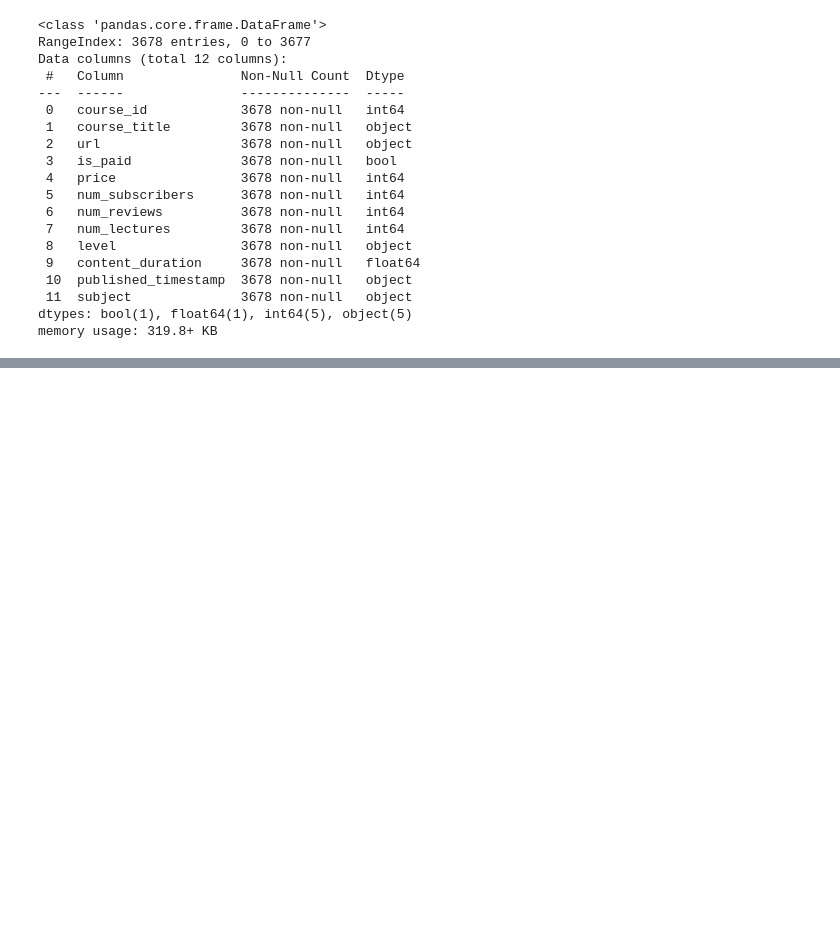
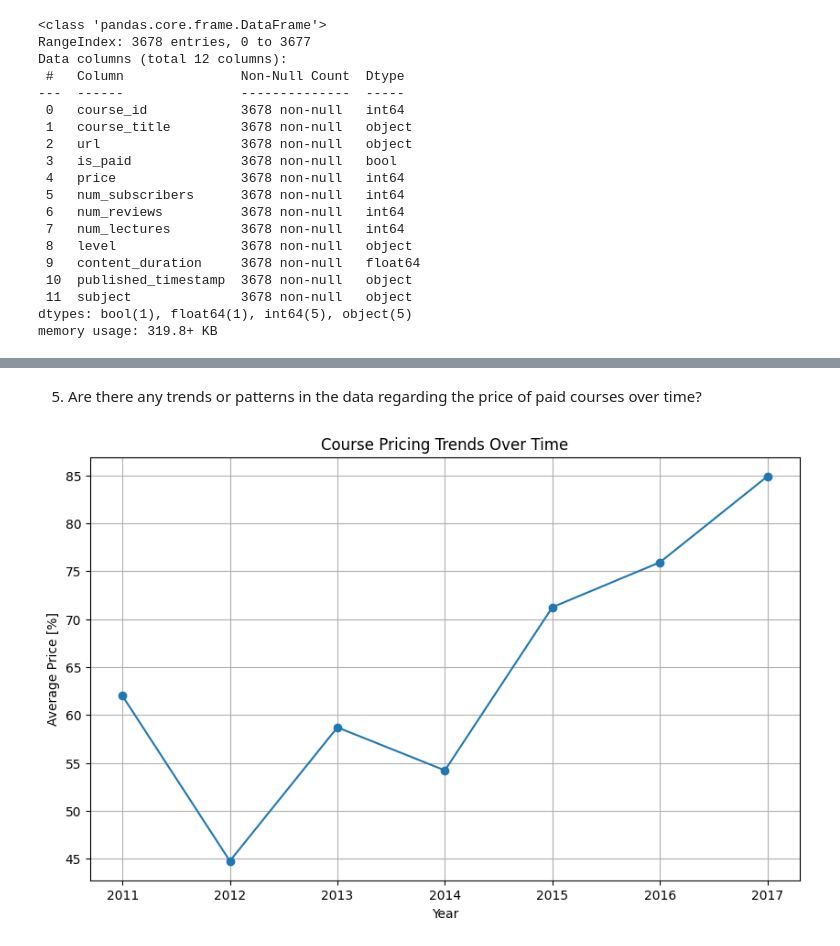
Before and after one commit to KJTechnologies/3-sections, a Jupyter notebook: Udemy.ipynb, the cells around one changed output, grey strips where cells are left out. Cells and saved outputs as stored; diff of their text form; code cells hidden in the pictures; blank space fills up the shorter version.

```diff
--- a/Udemy.ipynb
+++ b/Udemy.ipynb
@@ -101,0 +171,21 @@ memory usage: 319.8+ KB
+# %% [markdown]
+5. Are there any trends or patterns in the data regarding the price of paid courses over time?
+# %%
+paid_courses = df[df['is_paid']]
+
+# Convert the "published_timestamp" column to datetime.
+paid_courses['published_timestamp'] = pd.to_datetime(paid_courses['published_timestamp'])
+
+# Group by year and calculate average prices.
+price_trends = paid_courses.groupby(paid_courses['published_timestamp'].dt.year)['price'].mean()
+
+# Create a time series plot to visualize pricing trends.
+plt.figure(figsize=(10, 6))
+plt.plot(price_trends.index, price_trends.values, marker='o')
+plt.xlabel('Year')
+plt.ylabel('Average Price [%]')
+plt.title('Course Pricing Trends Over Time')
+plt.grid(True)
+plt.show()
+# %% [output]
+[figure, added]
```
Also changed, not shown: parts of 28 cells of this notebook.
